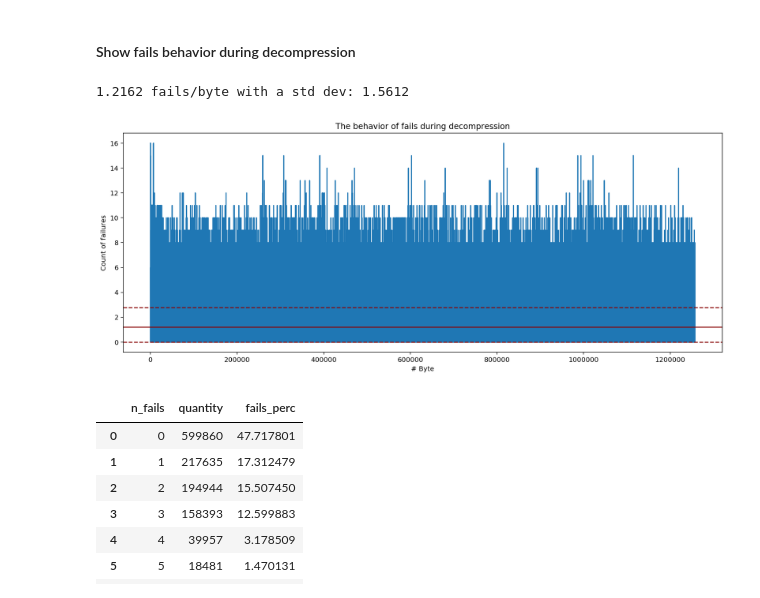
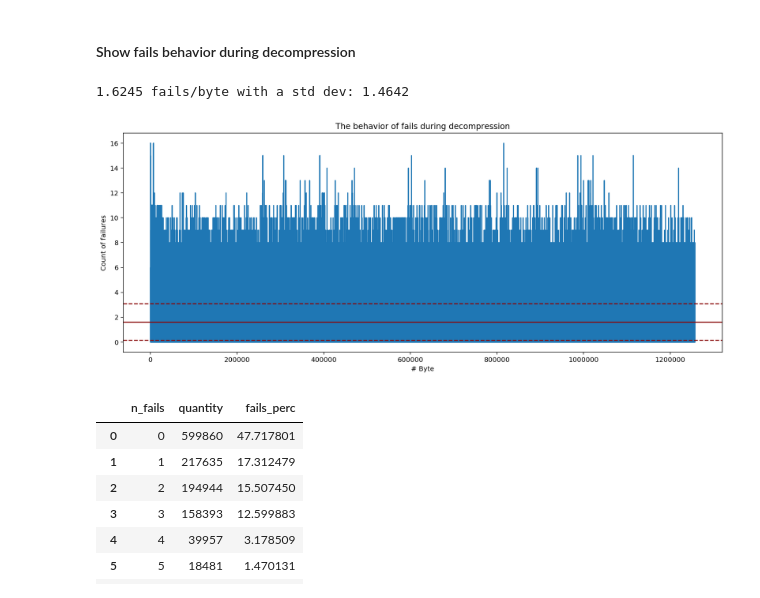
Before and after one commit to ansegura7/DataCompression, a Jupyter notebook: code/HuffmanCode.ipynb, the cells around one changed output. Drawn from its saved outputs; the diff is of its cells as text; code cells hidden in the pictures.

```diff
--- a/code/HuffmanCode.ipynb
+++ b/code/HuffmanCode.ipynb
@@ -467,6 +460,12 @@ print(round(fails_mean, 4), 'fails/byte with a std dev:', round(fails_stdev, 4))
 # %%
 # Function that plots the fails behavior of the decompression process
-def plot_fails_behavior(f_data, f_mean, f_stdev):
+def plot_fails_behavior(f_data):
+
+    # Average failures per decompressed byte
+    f_mean = stats.mean(fails_list)
+    f_stdev = stats.pstdev(fails_list)
+    print(round(f_mean, 4), 'fails/byte with a std dev:', round(f_stdev, 4))
+
     max_value = max(f_data)
     min_value = 0
     upper_lim = min(max_value, (f_mean + f_stdev))
@@ -481,6 +480,3 @@ def plot_fails_behavior(f_data, f_mean, f_stdev):
     plt.xlabel('# Byte', fontsize = 10)
     plt.ylabel('Count of failures', fontsize = 10)
     plt.show()
-
-# Plotting the fails behavior
-plot_fails_behavior(fails_list, fails_mean, fails_stdev)
@@ -621,18 +621,12 @@ compare_files(text_byte_list, decompress_file2)
 True
 # %% [markdown]
 #### Show fails behavior during decompression
-# %%
-# Average failures per decompressed byte
-fails_mean2 = stats.mean(fails_list2)
-fails_stdev2 = stats.pstdev(fails_list2)
-print(round(fails_mean2, 4), 'fails/byte with a std dev:', round(fails_stdev2, 4))
-# %% [output]
-1.2162 fails/byte with a std dev: 1.5612
 # %%
 # Plotting the fails behavior
-plot_fails_behavior(fails_list2, fails_mean2, fails_stdev2)
+plot_fails_behavior(fails_list2)
 # %% [output]
+1.6245 fails/byte with a std dev: 1.4642
-[figure, old version]
+[figure, new version]
 # %%
 # Calculate distribution of the number of fails
 df_fails_dist2 = calc_fails_dist(fails_list2)
```
Also changed, not shown: parts of 10 cells of this notebook, 1 other file.
